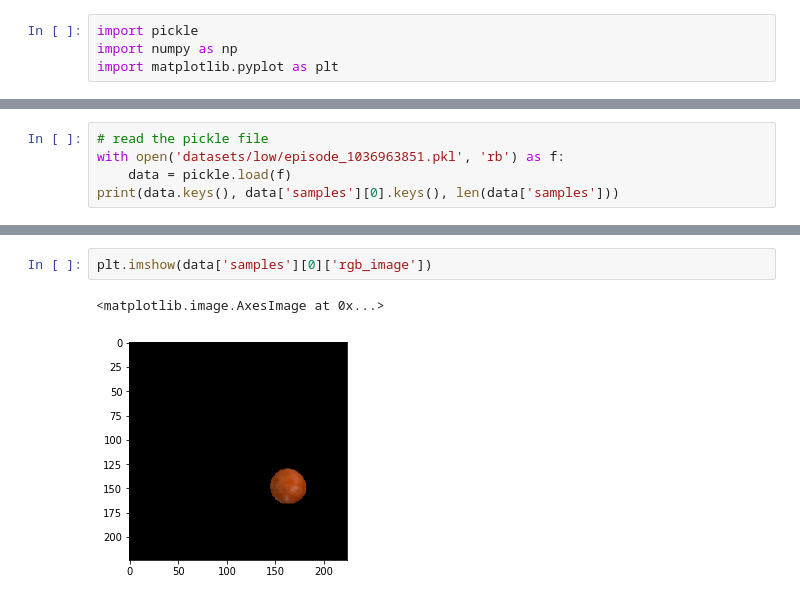
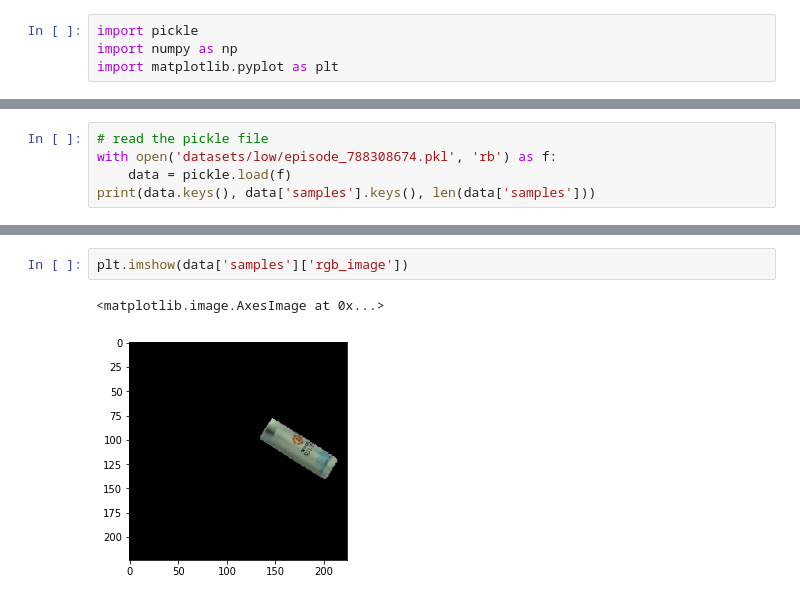
Before and after one commit to yuanmingqi/SAMG, a Jupyter notebook: process.ipynb, the cells around one changed output, grey strips where cells are left out. Drawn from its saved outputs; the diff is of its cells as text.

```diff
--- a/process.ipynb
+++ b/process.ipynb
@@ -5,6 +19,6 @@ import matplotlib.pyplot as plt
 # %%
 # read the pickle file
-with open('datasets/low/episode_1036963851.pkl', 'rb') as f:
+with open('datasets/low/episode_788308674.pkl', 'rb') as f:
     data = pickle.load(f)
-print(data.keys(), data['samples'][0].keys(), len(data['samples']))
+print(data.keys(), data['samples'].keys(), len(data['samples']))
 # %% [output]
@@ -12,5 +121,5 @@ dict_keys(['obj_urdf_files', 'obj_init_poses', 'obj_init_orns', 'samples']) dict
 # %%
-plt.imshow(data['samples'][0]['rgb_image'])
+plt.imshow(data['samples']['rgb_image'])
 # %% [output]
 <matplotlib.image.AxesImage at 0x...>
-[figure, old version]
+[figure, new version]
```
Also changed, not shown: parts of 8 cells of this notebook, 4 other files.
